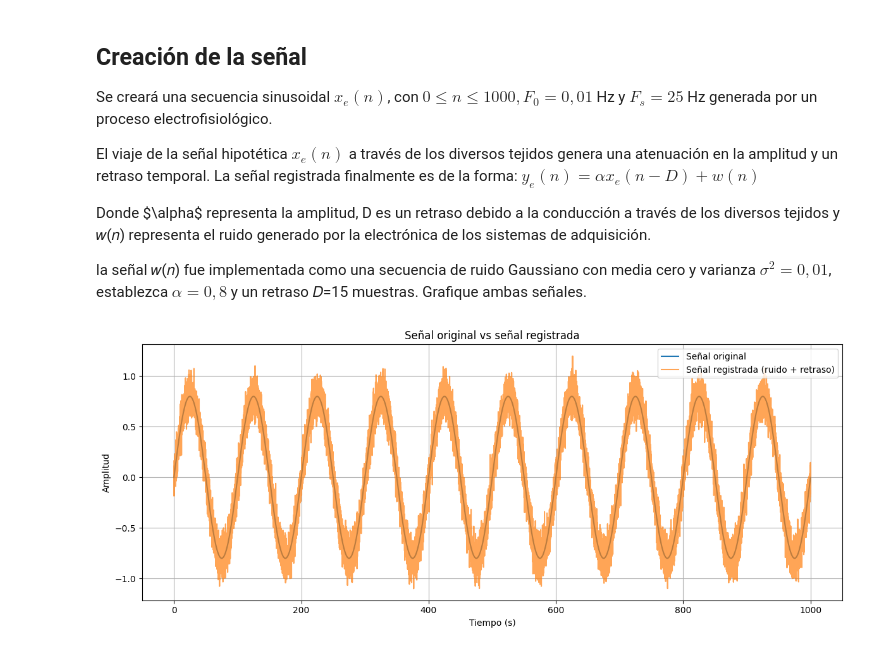
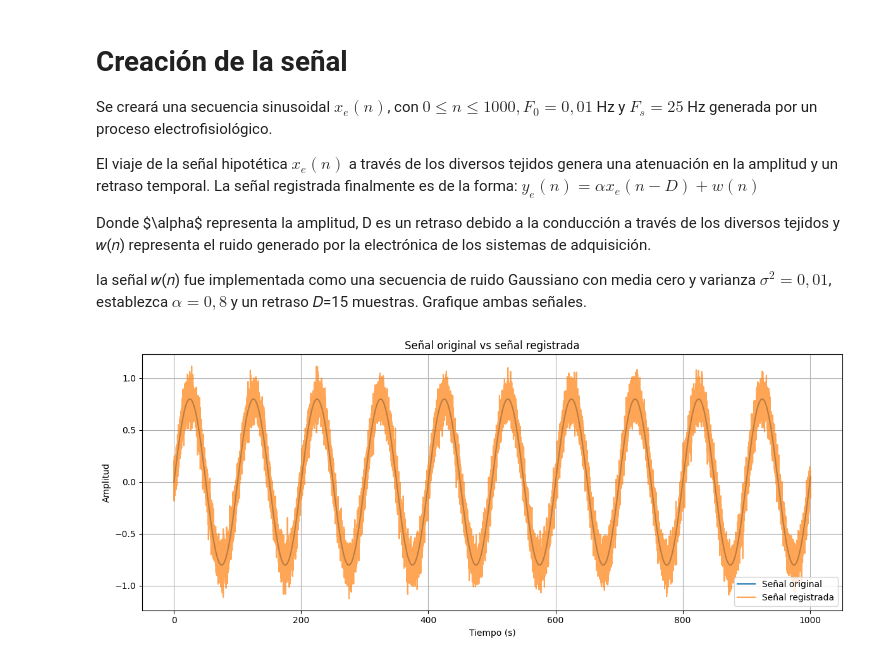
Before and after one commit to LisethTiria/Biosenales-2025-1, a Jupyter notebook: Practica6/FiltrosDigitales.ipynb, the cells around one changed output. Cells and saved outputs as stored; diff of their text form; code cells hidden in the pictures.

```diff
--- a/Practica6/FiltrosDigitales.ipynb
+++ b/Practica6/FiltrosDigitales.ipynb
@@ -12,7 +12,7 @@
   </div>
 </div>
 # %% [markdown]
-## Creación de la señal
+# Creación de la señal
 
 Se creará una secuencia sinusoidal $𝑥_e(𝑛)$, con $0≤𝑛≤1000, 𝐹_0=0,01$ Hz y $𝐹_𝑠=25$ Hz generada por un proceso electrofisiológico.
 
@@ -24,37 +24,37 @@ la señal 𝑤(𝑛) fue implementada como una secuencia de ruido Gaussiano con
 # %%
 import numpy as np
 import matplotlib.pyplot as plt
 
 # Parámetros de la señal
 fs = 25  # Frecuencia de muestreo (Hz)
 f = 0.01    # Frecuencia de la señal (Hz)
 alpha = 0.8  # Amplitud original
 D = 15    # Número de muestras de retraso
-t = np.arange(0, 1000, 1/fs)
+n = np.arange(0, 1001, 1/fs)
 
 # Señal original
-x = alpha * np.sin(2 * np.pi * f * t)
+x = alpha * np.sin(2 * np.pi * f * n)
 
 # Ruido gaussiano
-ruido = np.random.normal(0, 0.1, len(t))  # media=0, varianza=0.01
+m = np.random.normal(0, 0.1, len(n))  # media=0, varianza=0.01
 
 # Señal retrasada
-x_d = np.zeros_like(x)
-x_d[D:] = x[:-D]
+x_e = np.zeros_like(x)
+x_e[D:] = x[:-D]
 
 # Señal con ruido y retraso (señal registrada)
-x_r = x_d + ruido
+y_e = x_e + m
 
 # Graficar señales
 plt.figure(figsize=(12, 5))
-plt.plot(t, x, label='Señal original')
-plt.plot(t, x_r, label='Señal registrada (ruido + retraso)', alpha=0.7)
+plt.plot(n, x, label='Señal original')
+plt.plot(n, y_e, label='Señal registrada', alpha=0.7)
 plt.xlabel("Tiempo (s)")
 plt.ylabel("Amplitud")
 plt.title("Señal original vs señal registrada")
 plt.legend()
 plt.grid()
 plt.tight_layout()
 plt.show()
 # %% [output]
-[figure, old version]
+[figure, new version]
```
Also changed, not shown: parts of 15 cells of this notebook.
